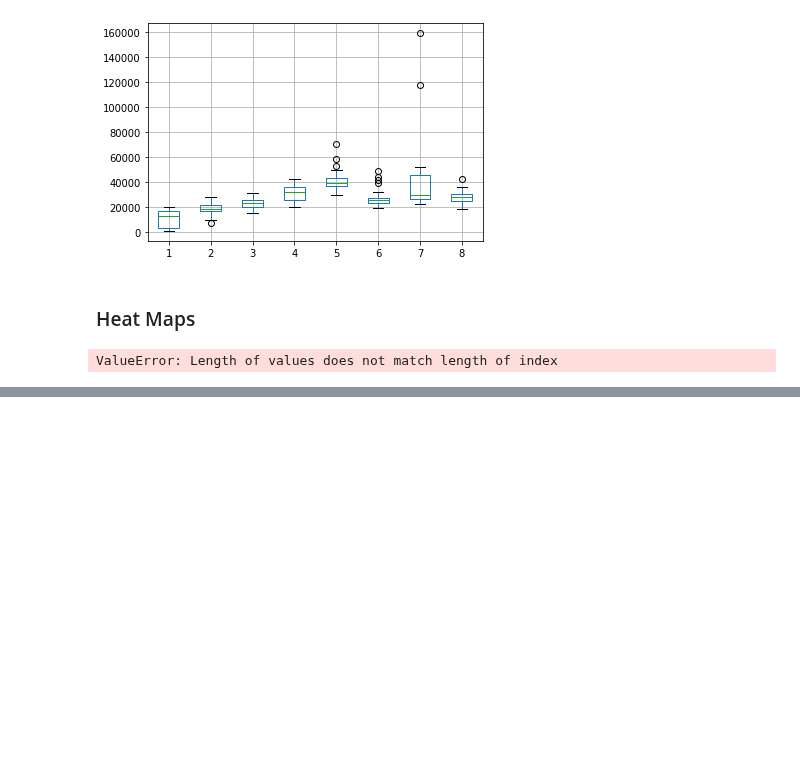
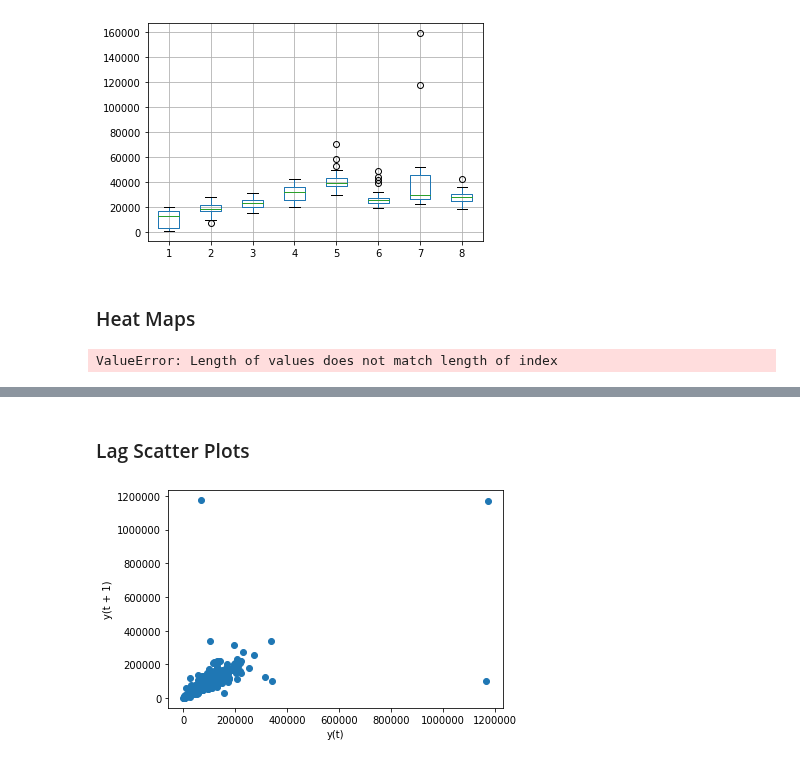
Before and after one commit to ayosamobitade/Time-Series-Analytic-Projects, a Jupyter notebook: forum pageviews/forum pageview.ipynb, the cells around one changed output, grey strips where cells are left out. Saved outputs shown, nothing was run; the diff lists cells and outputs as text; code cells hidden in the pictures; blank space fills up the shorter version.

```diff
--- a/forum pageviews/forum pageview.ipynb
+++ b/forum pageviews/forum pageview.ipynb
@@ -290,0 +301,9 @@ ValueError: Length of values does not match length of index
+# %% [markdown]
+### Lag Scatter Plots
+# %%
+# create a scatter plot
+
+pd.plotting.lag_plot(series)
+plt.show()
+# %% [output]
+[figure, added]
```
Also changed, not shown: parts of 3 cells of this notebook.
